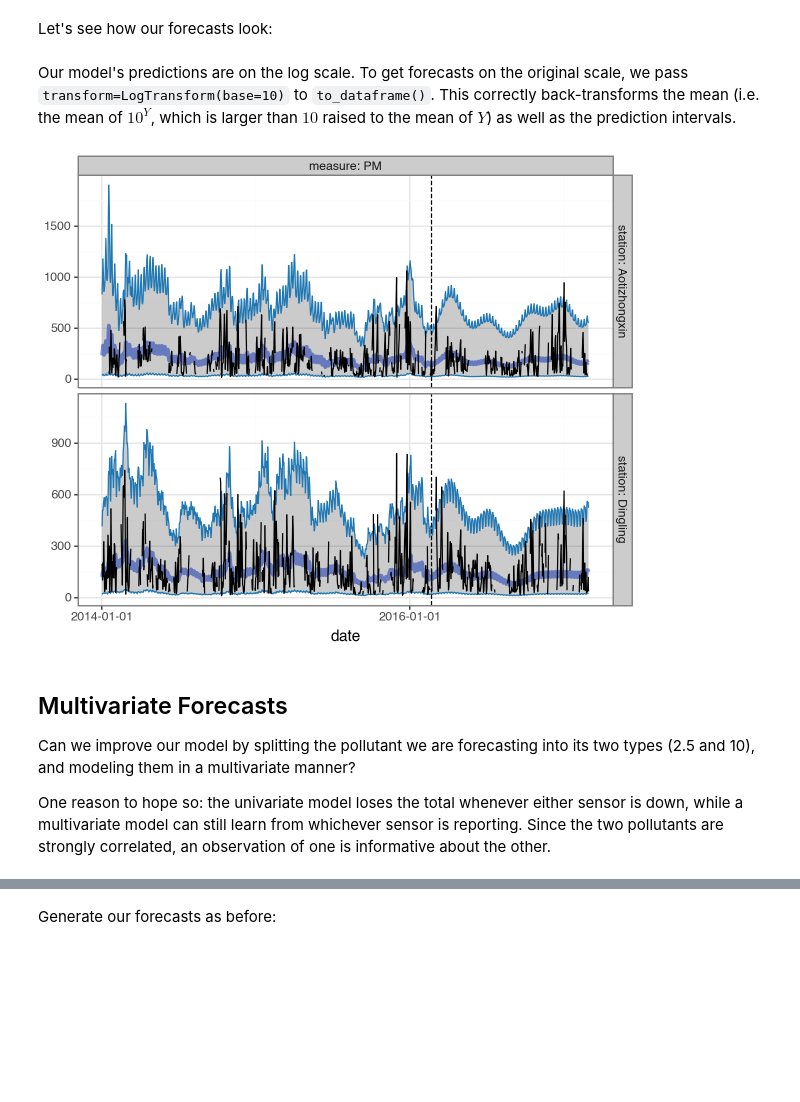
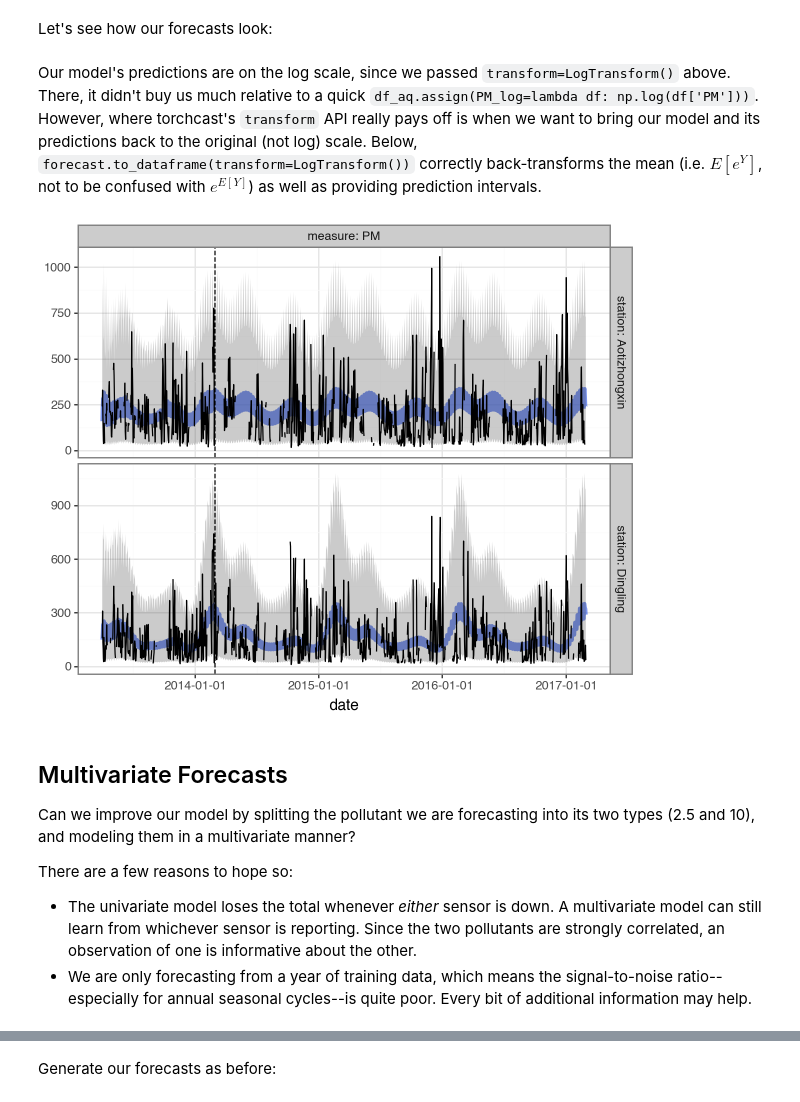
Before and after one commit to onesixsolutions/torchcast, a Jupyter notebook: docs/examples/air_quality.ipynb, the cells around one changed output, grey strips where cells are left out. Saved outputs shown, nothing was run; the diff lists cells and outputs as text; code cells hidden in the pictures; blank space fills up the shorter version.

```diff
--- a/docs/examples/air_quality.ipynb
+++ b/docs/examples/air_quality.ipynb
@@ -29,7 +29,7 @@ Real-world sensors don't always report. To make things more realistic, we'll sim
 # %%
 df_aq = load_air_quality_data('daily', outage_prob=.15)
 
-SPLIT_DT = np.datetime64('2016-02-22')
+SPLIT_DT = np.datetime64('2014-03-01')
 df_aq['dataset'] = np.where(df_aq['date'] > SPLIT_DT, 'val', 'train')
 df_aq
 # %% [output]
@@ -57,14 +53,15 @@ Note that the total is missing whenever *either* sensor is down -- about 30% of
 # %%
 df_aq['PM'] = df_aq['PM10'] + df_aq['PM2p5']
-df_aq['PM_log10'] = np.log10(df_aq['PM'])
 # %%
 # create our dataset:
 dataset_pm = TimeSeriesDataset.from_dataframe(
     dataframe=df_aq,
     dt_unit='D',
-    measure_colnames=['PM_log10'],
+    measure_colnames=['PM'],
     group_colname='station',
-    time_colname='date'
+    time_colname='date',
+    # throughout we'll log-transform, since it's strictly positive:
+    transform=LogTransform()
 )
 dataset_pm_train, _ = dataset_pm.train_val_split(dt=SPLIT_DT)
 # %%
@@ -72,7 +69,7 @@ dataset_pm_train, _ = dataset_pm.train_val_split(dt=SPLIT_DT)
 from torchcast.process import LocalTrend, Season
 
 kf_pm = KalmanFilter(
-    measures=['PM_log10'],
+    measures=['PM'],
     processes=[
         LocalTrend(id='trend'),
         Season(
@@ -121,35 +118,36 @@ This simple strategy can often dramatically improve the quality of long-range fo
 # %% [markdown]
 Let's see how our forecasts look:
 # %% [markdown]
-Our model's predictions are on the log scale. To get forecasts on the original scale, we pass `transform=LogTransform(base=10)` to `to_dataframe()`. This correctly back-transforms the mean (i.e. the mean of $10^{Y}$, which is larger than $10$ raised to the mean of $Y$) as well as the prediction intervals.
+Our model's predictions are on the log scale, since we passed `transform=LogTransform()` above. There, it didn't buy us much relative to a quick `df_aq.assign(PM_log=lambda df: np.log(df['PM']))`. However, where torchcast's `transform` API really pays off is when we want to bring our model and its predictions back to the original (not log) scale. Below, `forecast.to_dataframe(transform=LogTransform())` correctly back-transforms the mean (i.e. $E[e^{Y}]$, not to be confused with $e^{E[Y]}$) as well as providing prediction intervals.
 # %%
 # generate forecasts:
 forecast = kf_pm(
         dataset_pm_train.tensors[0],
         start_offsets=dataset_pm_train.start_datetimes,
         out_timesteps=dataset_pm.tensors[0].shape[1]
 )
 
 # convert to dataframe, back-transform:
 df_uv_pred = (forecast
              .set_metadata(group_colname='station', time_colname='date')
-             .to_dataframe(dataset_pm, transform=LogTransform(base=10))
-             .assign(measure=lambda df: df['measure'].str.replace('_log10', '')))
+             .to_dataframe(dataset_pm, transform=LogTransform()))
 
 # plot:
 forecast.plot(
-    df_uv_pred.query("date>'2014-01-01'").query("station.isin(['Aotizhongxin', 'Dingling'])"),
+    df_uv_pred.query("date>'2013-04-01'").query("station.isin(['Aotizhongxin', 'Dingling'])"),
     max_num_groups=2,
     split_dt=SPLIT_DT,
     figure_size=(6,5)
 ) #+ scale_y_log10()
 # %% [output]
-[figure, old version]
+[figure, new version]
 # %% [markdown]
 ## Multivariate Forecasts
 
 Can we improve our model by splitting the pollutant we are forecasting into its two types (2.5 and 10), and modeling them in a multivariate manner?
 
-One reason to hope so: the univariate model loses the total whenever either sensor is down, while a multivariate model can still learn from whichever sensor is reporting. Since the two pollutants are strongly correlated, an observation of one is informative about the other.
+There are a few reasons to hope so:
+- The univariate model loses the total whenever _either_ sensor is down. A multivariate model can still learn from whichever sensor is reporting. Since the two pollutants are strongly correlated, an observation of one is informative about the other.
+- We are only forecasting from a year of training data, which means the signal-to-noise ratio--especially for annual seasonal cycles--is quite poor. Every bit of additional information may help.
 # %%
 # create a dataset:
```
Also changed, not shown: parts of 20 cells of this notebook.
